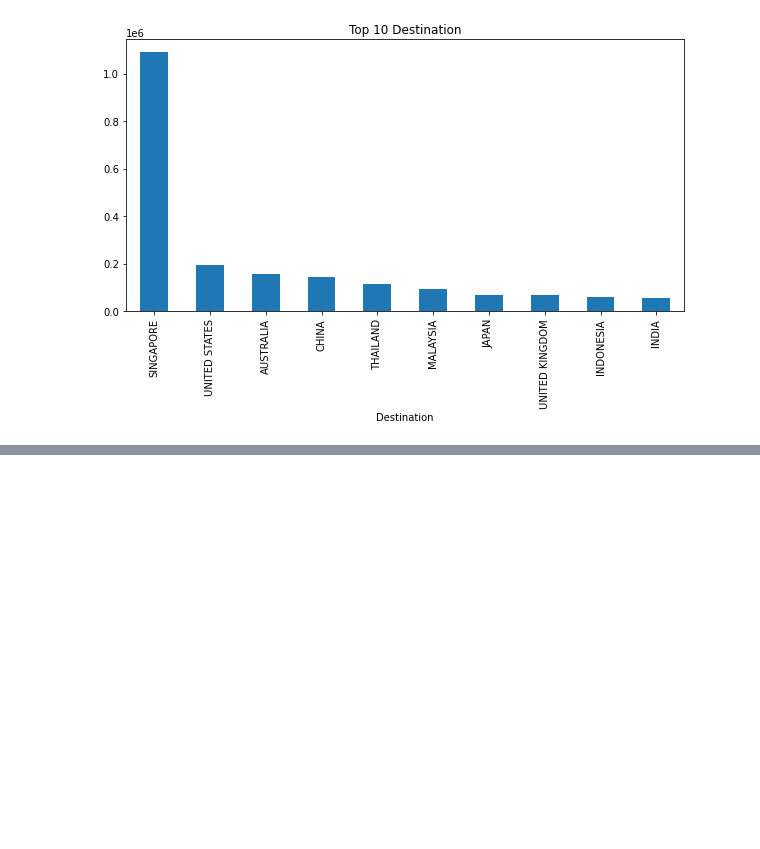
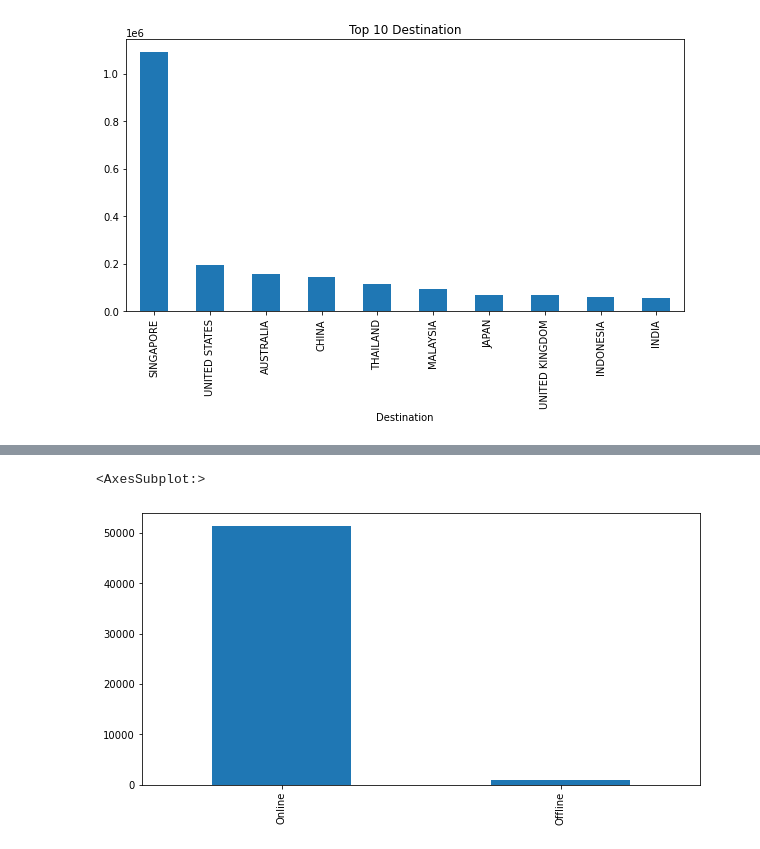
Before and after one commit to Suchitra-Majumdar/Travel_Insurance, a Jupyter notebook: code/Travel_Insurance_Data Analysis.ipynb, the cells around one changed output, grey strips where cells are left out. Drawn from its saved outputs; the diff is of its cells as text; code cells hidden in the pictures; blank space fills up the shorter version.

```diff
--- a/code/Travel_Insurance_Data Analysis.ipynb
+++ b/code/Travel_Insurance_Data Analysis.ipynb
@@ -227,0 +240,5 @@ Text(0.5, 1.0, 'Top 10 Destination')
+# %%
+df['Distribution Channel'].value_counts().plot(kind='bar',figsize=(10,5))
+# %% [output]
+<AxesSubplot:>
+[figure, added]
```
Also changed, not shown: parts of 26 cells of this notebook.
